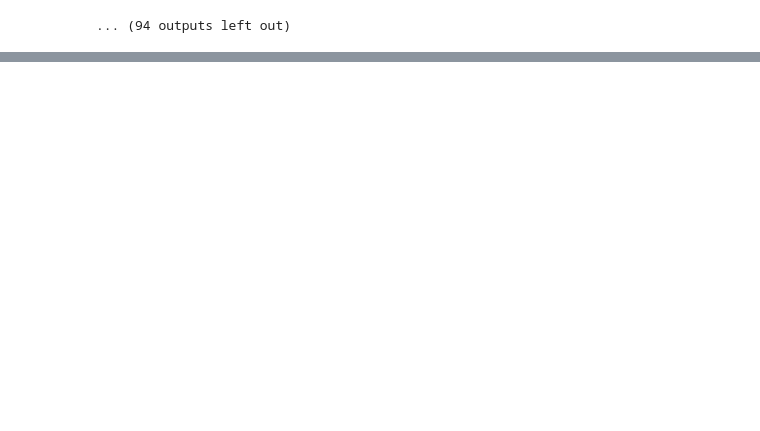
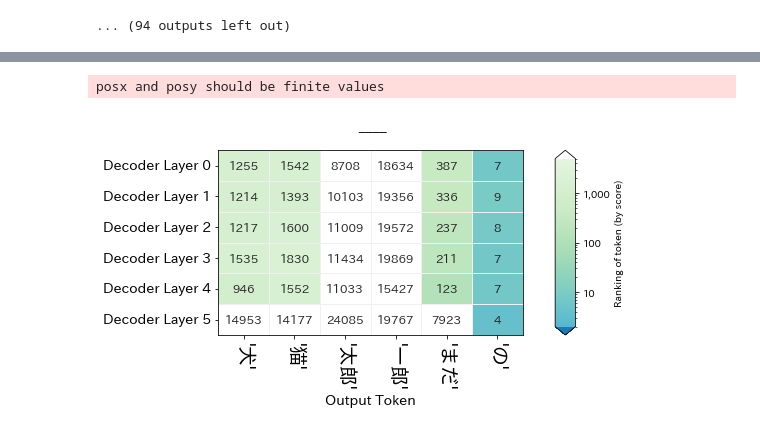
Before and after one commit to s2terminal/gpt_ecco_sandbox, a Jupyter notebook: notes/ecco.ipynb, the cells around one changed output, grey strips where cells are left out. Saved outputs shown, nothing was run; the diff lists cells and outputs as text; code cells hidden in the pictures; blank space fills up the shorter version.

```diff
--- a/notes/ecco.ipynb
+++ b/notes/ecco.ipynb
@@ -36,0 +51,17 @@ Setting `pad_token_id` to `eos_token_id`:2 for open-end generation.
+# %%
+from transformers import AutoTokenizer
+tokenizer = AutoTokenizer.from_pretrained("rinna/japanese-gpt2-xsmall")
+
+output.rankings_watch(
+    [
+        tokenizer.vocab["犬"],
+        tokenizer.vocab["猫"],
+        tokenizer.vocab["太郎"],
+        tokenizer.vocab["一郎"],
+        tokenizer.vocab["まだ"],
+        tokenizer.vocab["の"],
+    ]
+)
+# %% [output]
+posx and posy should be finite values
+[figure, added]
```
Also changed, not shown: parts of 4 cells of this notebook, 1 other file.
